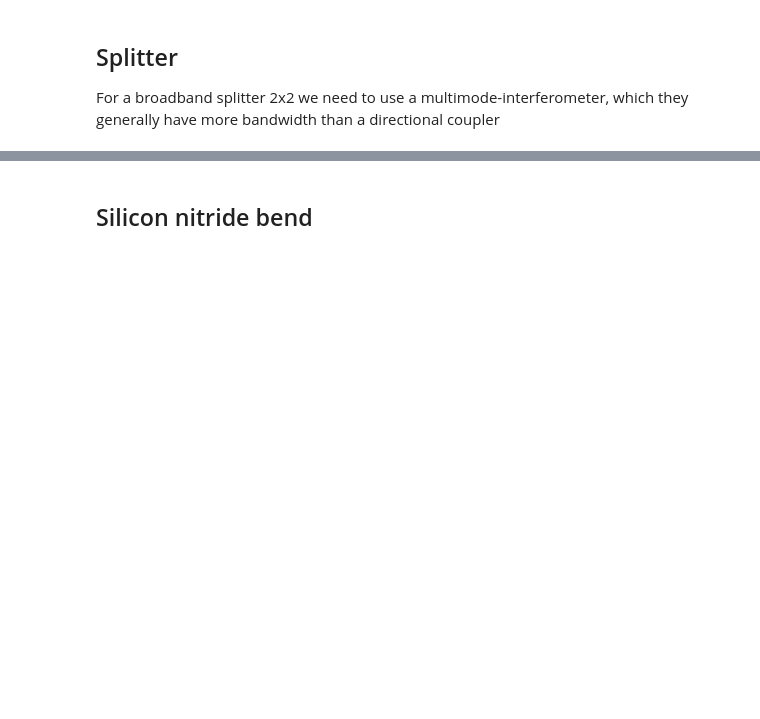
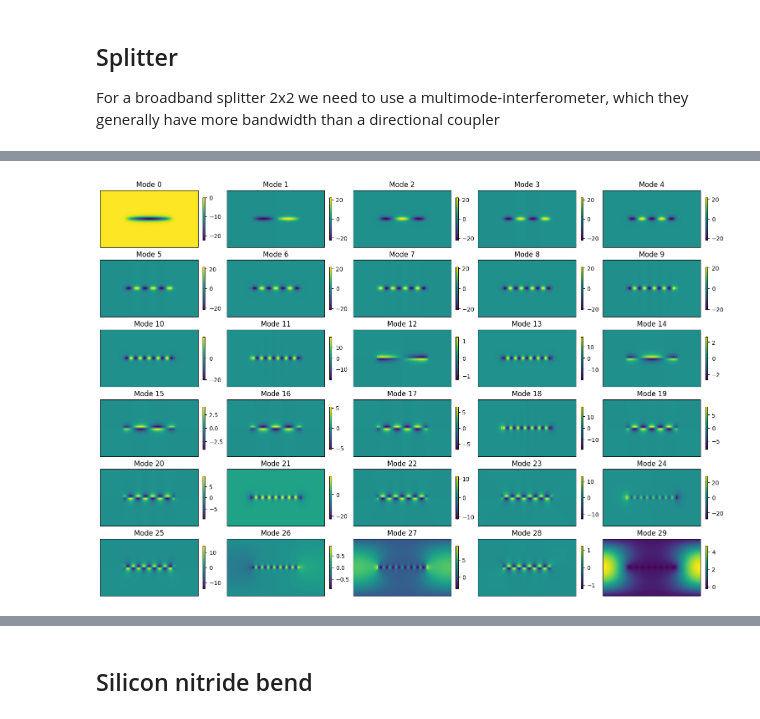
Before and after one commit to Arka-noid/sipho, a Jupyter notebook: simulations.ipynb, the cells around one changed output, grey strips where cells are left out. Cells and saved outputs as stored; diff of their text form; code cells hidden in the pictures; blank space fills up the shorter version.

```diff
--- a/simulations.ipynb
+++ b/simulations.ipynb
@@ -515,0 +635,18 @@ Tidy3dImportError: The feature 'local_eme' is not available with your license. P
+# %%
+import matplotlib.pyplot as plt
+
+fig, axes = plt.subplots(6, 5, figsize=(15, 10), constrained_layout=True)
+
+axes = axes.ravel()
+
+for i, ax in enumerate(axes):
+    if i < len(modes[1]):
+        im = ax.imshow(np.real(modes[1][i].Ex.T), origin="lower", aspect="auto")
+        ax.set_title(f"Mode {i}")
+        ax.set_xticks([])
+        ax.set_yticks([])
+        fig.colorbar(im, ax=ax, shrink=0.75)
+    else:
+        ax.axis("off")
+# %% [output]
+[figure, added]
```
Also changed, not shown: parts of 28 cells of this notebook, 2 other files.
